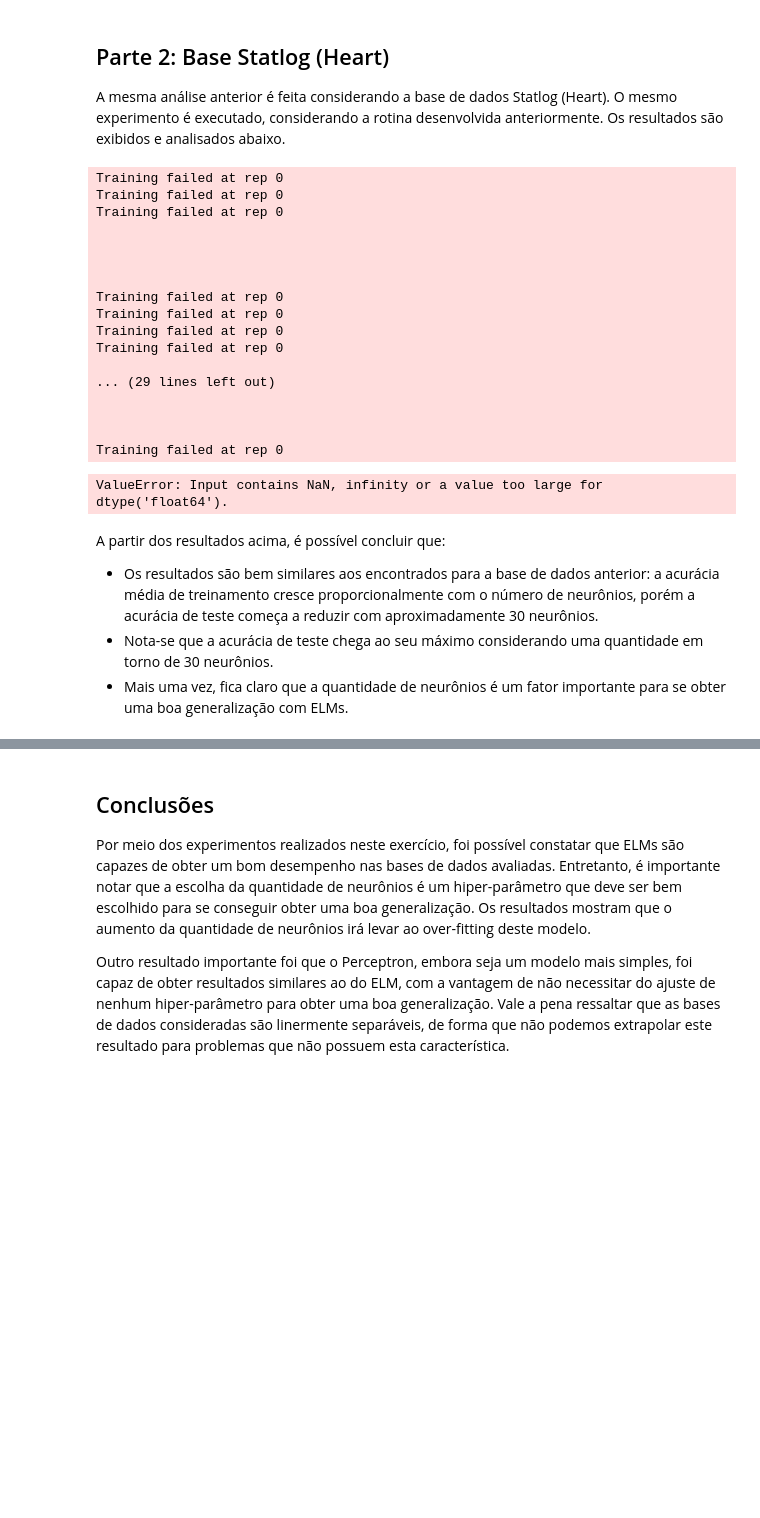
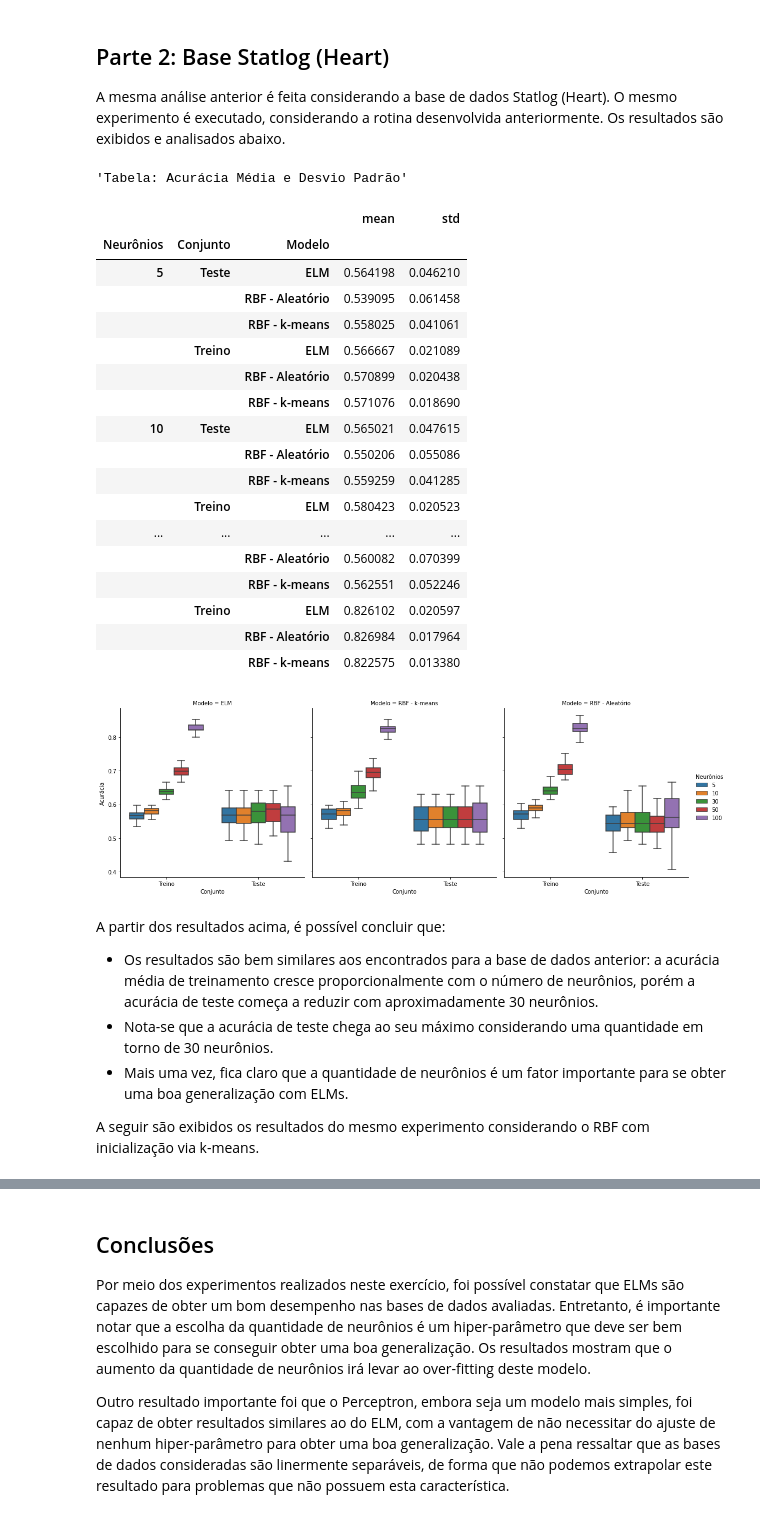
Before and after one commit to vicrsp/rna-ppgee, a Jupyter notebook: exercicios/ex8/Redes Neurais Artificiais - Exercício 8.ipynb, the cells around one changed output, grey strips where cells are left out. Drawn from its saved outputs; the diff is of its cells as text; code cells hidden in the pictures; blank space fills up the shorter version.

```diff
--- a/exercicios/ex8/Redes Neurais Artificiais - Exercício 8.ipynb
+++ b/exercicios/ex8/Redes Neurais Artificiais - Exercício 8.ipynb
@@ -239,30 +271,49 @@ A partir dos resultados acima, é possível concluir que:
 
 A mesma análise anterior é feita considerando a base de dados Statlog (Heart). O mesmo experimento é executado, considerando a rotina desenvolvida anteriormente. Os resultados são exibidos e analisados abaixo.
 # %%
-results_hd, datasets_hd = rbf_experiment_dataset_split(X_hd, y_hd,neurons=[5,10,30,50,100], N=10)
+results_hd_rbfrandom, datasets_hd = run_experiment(X_hd, y_hd,neurons=[5,10,30,50,100], N=30, model='rbf-random',plot=False)
-# %% [output]
-Training failed at rep 0
-Training failed at rep 0
-Training failed at rep 0
-
-
-
-
-Training failed at rep 0
-Training failed at rep 0
-Training failed at rep 0
-Training failed at rep 0
-
-... (29 lines left out)
-
-
-
-Training failed at rep 0
-ValueError: Input contains NaN, infinity or a value too large for dtype('float64').
+# %%
+results_hd_rbfkmeans, _ = run_experiment(X_hd, y_hd,neurons=[5,10,30,50,100], N=30, model='rbf-kmeans',plot=False)
+# %%
+results_hd_elm, _ = run_experiment(X_hd, y_hd,neurons=[5,10,30,50,100], N=30, model='elm',plot=False)
+# %%
+results_hd_elm['Modelo'] = 'ELM'
+results_hd_rbfrandom['Modelo'] = 'RBF - Aleatório'
+results_hd_rbfkmeans['Modelo'] = 'RBF - k-means'
+
+results = pd.concat([results_hd_elm, results_hd_rbfkmeans, results_hd_rbfrandom], ignore_index=True)
+
+sns.catplot(data=results, x='Conjunto',y='Acurácia', hue='Neurônios', col='Modelo', kind='box', showfliers=False)
+
+display('Tabela: Acurácia Média e Desvio Padrão')
+display(results.groupby(['Neurônios','Conjunto','Modelo'])['Acurácia'].agg([np.mean, np.std]))
+# %% [output]
+'Tabela: Acurácia Média e Desvio Padrão'
+|  |  |  | mean | std |
+| Neurônios | Conjunto | Modelo |  |  |
+| 5 | Teste | ELM | 0.564198 | 0.046210 |
+|  |  | RBF - Aleatório | 0.539095 | 0.061458 |
+|  |  | RBF - k-means | 0.558025 | 0.041061 |
+|  | Treino | ELM | 0.566667 | 0.021089 |
+|  |  | RBF - Aleatório | 0.570899 | 0.020438 |
+|  |  | RBF - k-means | 0.571076 | 0.018690 |
+| 10 | Teste | ELM | 0.565021 | 0.047615 |
+|  |  | RBF - Aleatório | 0.550206 | 0.055086 |
+|  |  | RBF - k-means | 0.559259 | 0.041285 |
+|  | Treino | ELM | 0.580423 | 0.020523 |
+| ... | ... | ... | ... | ... |
+|  |  | RBF - Aleatório | 0.560082 | 0.070399 |
+|  |  | RBF - k-means | 0.562551 | 0.052246 |
+|  | Treino | ELM | 0.826102 | 0.020597 |
+|  |  | RBF - Aleatório | 0.826984 | 0.017964 |
+|  |  | RBF - k-means | 0.822575 | 0.013380 |
+[figure, added]
 # %% [markdown]
 A partir dos resultados acima, é possível concluir que:
 
 * Os resultados são bem similares aos encontrados para a base de dados anterior: a acurácia média de treinamento cresce proporcionalmente com o número de neurônios, porém a acurácia de teste começa a reduzir com aproximadamente 30 neurônios.
 * Nota-se que a acurácia de teste chega ao seu máximo considerando uma quantidade em torno de 30 neurônios.
 * Mais uma vez, fica claro que a quantidade de neurônios é um fator importante para se obter uma boa generalização com ELMs.
+
+A seguir são exibidos os resultados do mesmo experimento considerando o RBF com inicialização via k-means.
 # %% [markdown]
```
Also changed, not shown: parts of 10 cells of this notebook, 2 other files.
